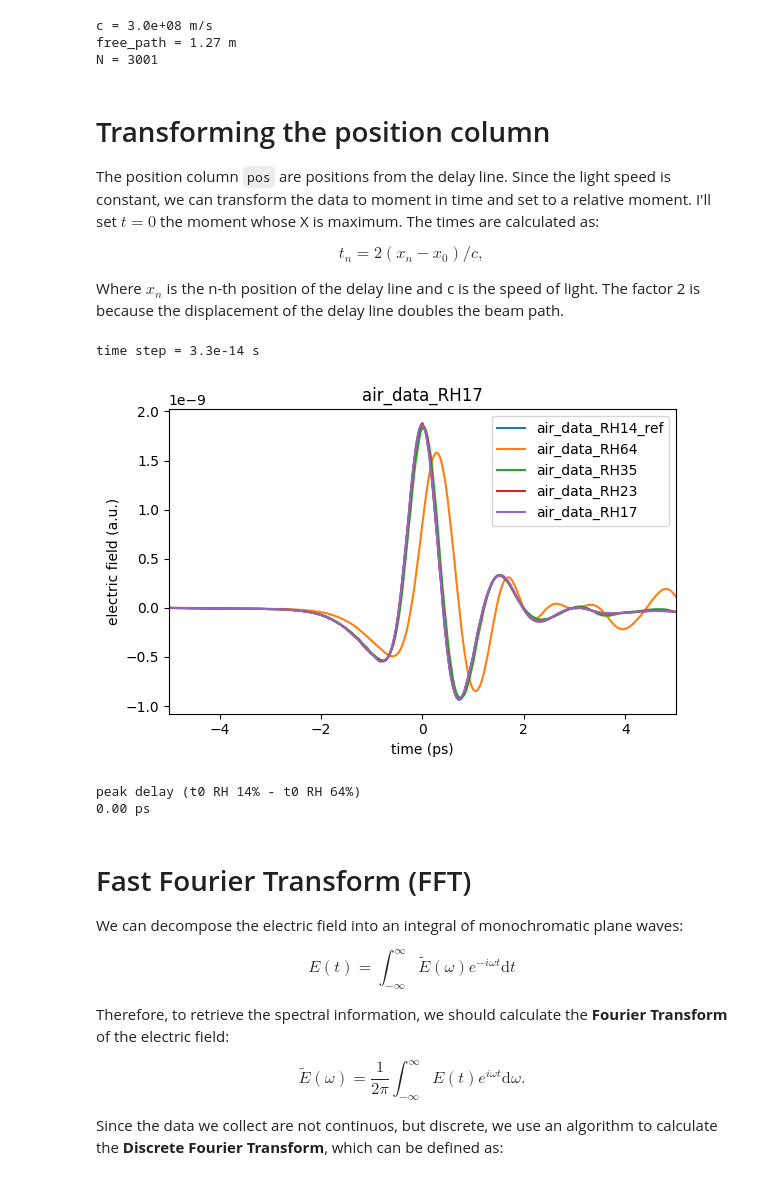
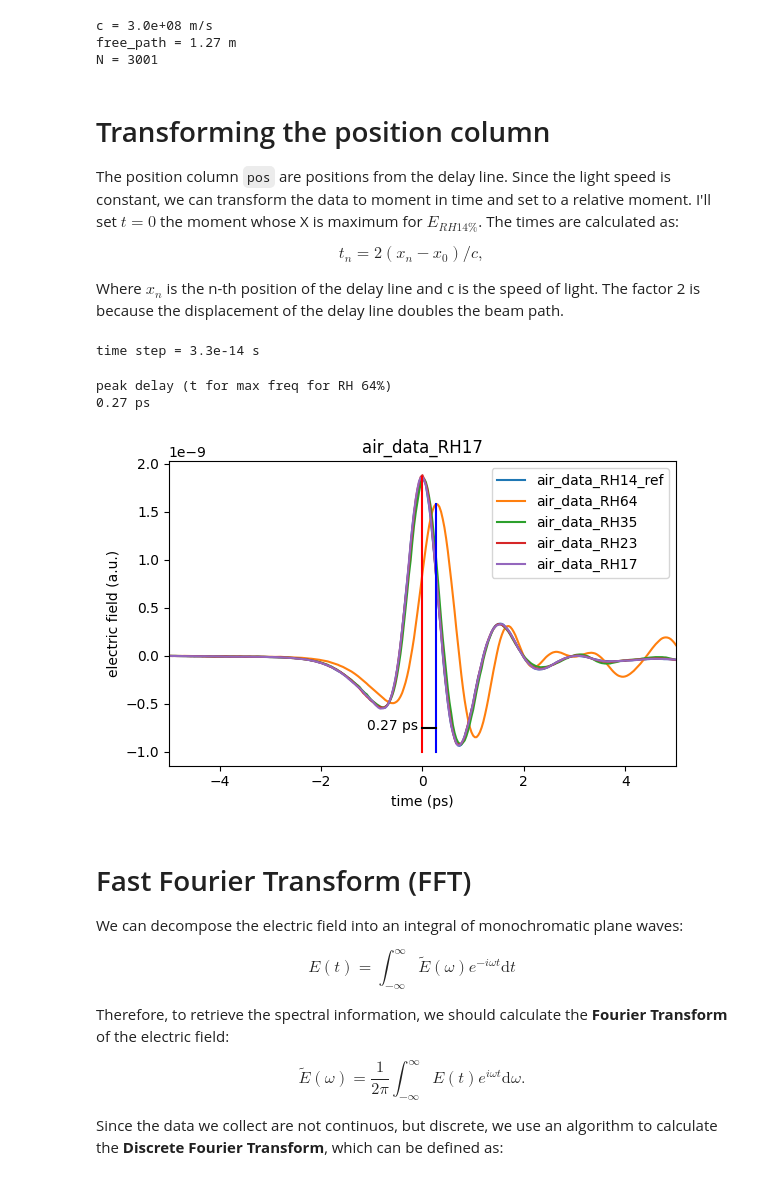
Before and after one commit to estradiote-mau/terahertz-codes2, a Jupyter notebook: water-absorption.ipynb, the cells around one changed output. Drawn from its saved outputs; the diff is of its cells as text; code cells hidden in the pictures.

```diff
--- a/water-absorption.ipynb
+++ b/water-absorption.ipynb
@@ -48,7 +48,7 @@ N = 3001
 # %% [markdown]
 # Transforming the position column
 
-The position column `pos` are positions from the delay line. Since the light speed is constant, we can transform the data to moment in time and set to a relative moment. I'll set $t=0$ the moment whose X is maximum. The times are calculated as:
+The position column `pos` are positions from the delay line. Since the light speed is constant, we can transform the data to moment in time and set to a relative moment. I'll set $t=0$ the moment whose X is maximum for $E_{RH14\%}$. The times are calculated as:
 
 $$
 t_n = 2(x_n - x_0) / c,
@@ -64,28 +64,33 @@ time_step = dic_of_all_dataframes["air_data_RH14_ref"]["time_moment"][1]-dic_of_
 print(f"\ntime step = {time_step:1.1e} s")
 # %% [output]
 time step = 3.3e-14 s
-# %%
-fig, ax = plt.subplots(figsize=(6, 4), tight_layout=True)
-leg = []
-for df_name, df in dic_of_all_dataframes.items():
-    ax.plot(df['time_moment']*1e12, df['X'])
-    ax.set_xlabel('time (ps)')
-    ax.set_ylabel('electric field (a.u.)')
-    ax.set_title(df_name)
-    ax.set_xlim((-5,5))
-    leg.append(df_name)
-ax.legend(leg)
-plt.show()
-# %% [output]
-[figure, removed]
 # %%
-t_0_RH14 = dic_of_all_dataframes['air_data_RH14_ref']['time_moment']
-t_0_RH64 = dic_of_all_dataframes['air_data_RH64']['time_moment'][0]
+# t_0_RH14 = dic_of_all_dataframes['air_data_RH14_ref']['time_moment']
+t_max_freq_id = dic_of_all_dataframes['air_data_RH64']['X'][0:1000].idxmax()
+t_max_freq_RH64 = dic_of_all_dataframes['air_data_RH64']['time_moment'][t_max_freq_id]
 
-print(f'peak delay (t0 RH 14% - t0 RH 64%)\n{(t_0_RH14-t_0_RH64)*1e12:1.2f} ps')
+print(f'peak delay (t for max freq for RH 64%)\n{(t_max_freq_RH64)*1e12:1.2f} ps')
 # %% [output]
-peak delay (t0 RH 14% - t0 RH 64%)
-0.00 ps
+peak delay (t for max freq for RH 64%)
+0.27 ps
+# %%
+fig, ax = plt.subplots(figsize=(6, 4), tight_layout=True)
+leg = []
+for df_name, df in dic_of_all_dataframes.items():
+    ax.plot(df['time_moment']*1e12, df['X'])
+    ax.set_xlabel('time (ps)')
+    ax.set_ylabel('electric field (a.u.)')
+    ax.set_title(df_name)
+    ax.set_xlim((-5,5))
+    leg.append(df_name)
+ax.legend(leg)
+ax.plot([0, 0], [-1e-9, max(dic_of_all_dataframes['air_data_RH17']['X'])],'r')
+ax.plot([t_max_freq_RH64*1e12, t_max_freq_RH64*1e12], [-1e-9, max(dic_of_all_dataframes['air_data_RH64']['X'])],'b')
+ax.plot([0, t_max_freq_RH64*1e12], [-.75e-9,-.75e-9],'k')
+ax.annotate("0.27 ps", xy=(-1.1,-.77e-9), xytext=(-1.1,-.77e-9))
+plt.show()
+# %% [output]
+[figure, added]
 # %% [markdown]
 # Fast Fourier Transform (FFT)
 
```
Also changed, not shown: parts of 13 cells of this notebook, 1 other file.
